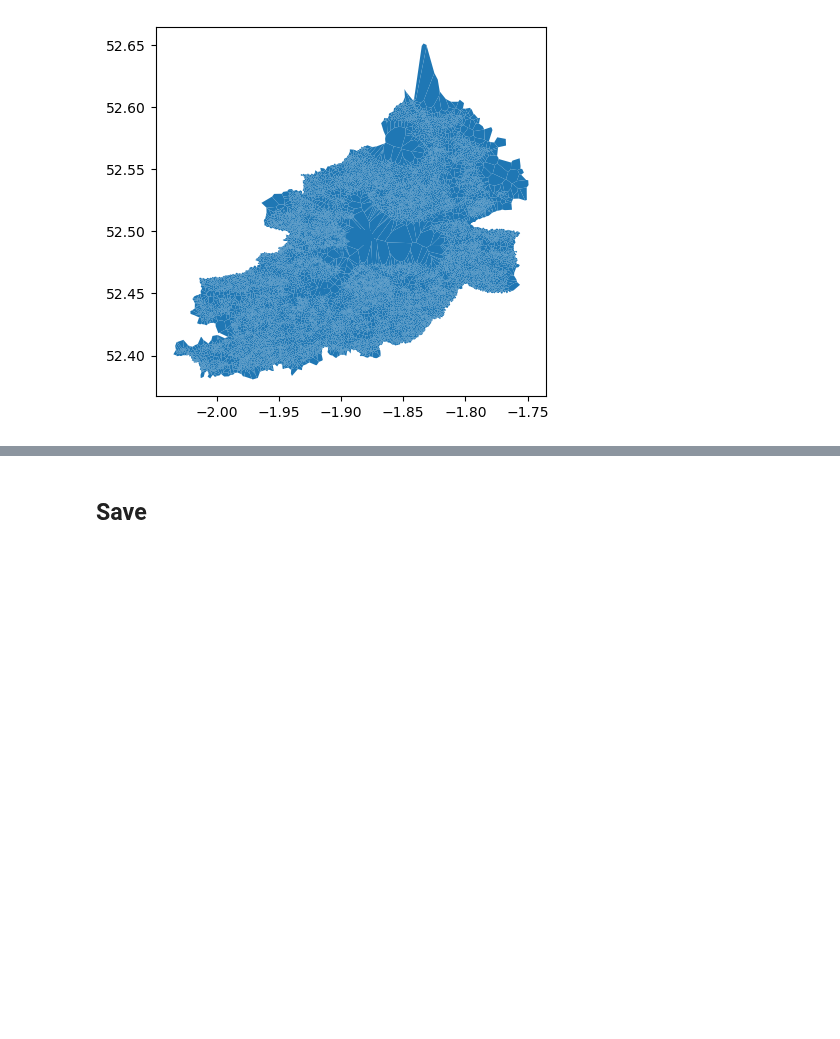
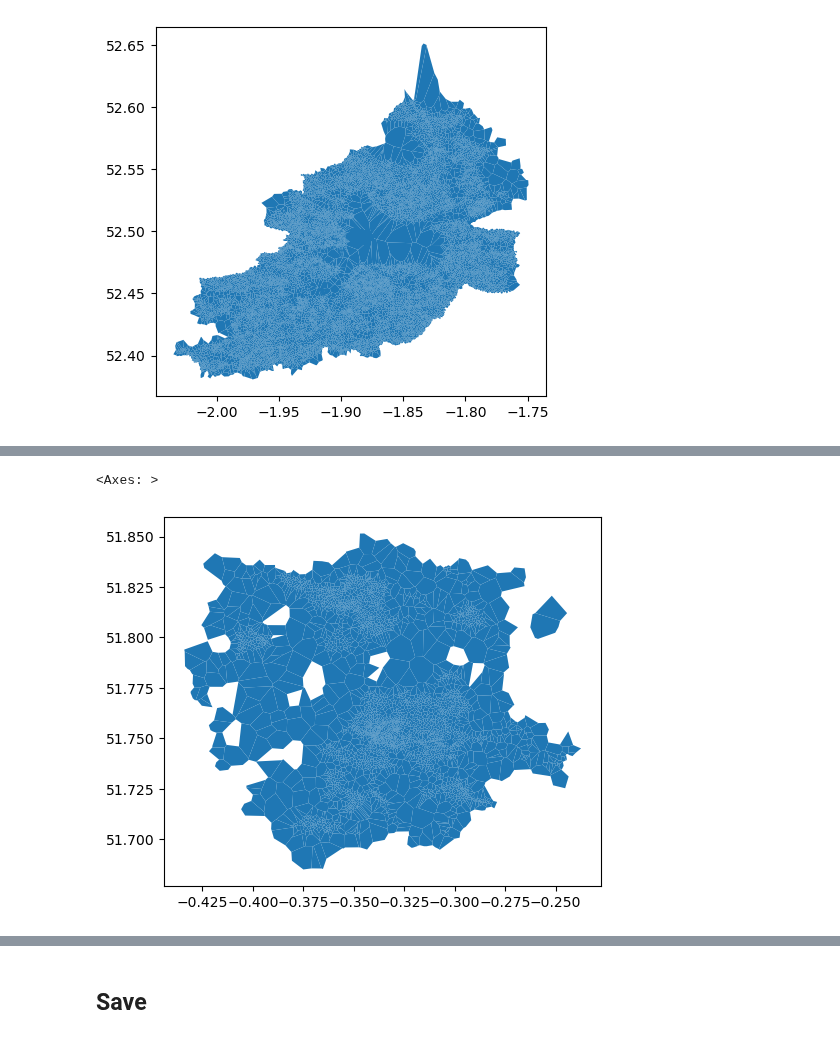
Before and after one commit to lakshmanok/lakblogs, a Jupyter notebook: uk_postcode/uk_postcodes.ipynb, the cells around one changed output, grey strips where cells are left out. Cells and saved outputs as stored; diff of their text form; code cells hidden in the pictures; blank space fills up the shorter version.

```diff
--- a/uk_postcode/uk_postcodes.ipynb
+++ b/uk_postcode/uk_postcodes.ipynb
@@ -457,0 +410,27 @@ gdf[gdf['area_name'] == 'Birmingham'].plot()
+# %%
+GRIDRES = 0.01
+min_lat, max_lat = np.round(min(gdf['latitude']), 2) - GRIDRES, max(gdf['latitude']) + GRIDRES
+min_lon, max_lon = np.round(min(gdf['longitude']), 2) - GRIDRES, max(gdf['longitude']) + GRIDRES
+print(min_lat, max_lat, min_lon, max_lon)
+
+npostcodes = np.zeros([ int(1+(max_lat-min_lat)/GRIDRES), int(1+(max_lon-min_lon)/GRIDRES) ])
+for point in points:
+    latno = int((point[0] - min_lat)/GRIDRES)
+    lonno = int((point[1] - min_lon)/GRIDRES)
+    npostcodes[latno, lonno] += 1
+
+unpop = []
+for latno in range(len(npostcodes)):
+    for lonno in range(len(npostcodes[latno])):
+        if npostcodes[latno][lonno] == 0:
+            # no one lives here.
+            # make up a postcode for this location
+            # postcode	latitude	longitude	area_code	area_name	persons_per_sqkm
+            unpop.append({
+                'postcode': f'UNPOP {latno}x{lonno}',
+                'latitude': min_lat + latno * 0.01,
+                'longitude': min_lon + lonno * 0.01,
+                'all_persons': 0,
+                'females': 0,
+                'males': 0
+            })
@@ -457,0 +439,3 @@ gdf[gdf['area_name'] == 'Birmingham'].plot()
+# %%
+df2 = pd.concat([ukpop, pd.DataFrame.from_records(unpop)])
+df2
@@ -457,0 +456,13 @@ gdf[gdf['area_name'] == 'Birmingham'].plot()
+# %%
+# recompute the geometry
+points = df2[['latitude', 'longitude']].to_numpy()
+vor = Voronoi(points)
+df2['geometry_wkt'] = [make_polygon(x) for x in range(len(vor.point_region))]
+# %%
+df2['geometry'] = gpd.GeoSeries.from_wkt(df2['geometry_wkt'])
+gdf = gpd.GeoDataFrame(df2, geometry='geometry')
+# %%
+gdf[gdf['area_name'] == 'St Albans'].plot()
+# %% [output]
+<Axes: >
+[figure, added]
```
Also changed, not shown: parts of 41 cells of this notebook, 3 other files.
